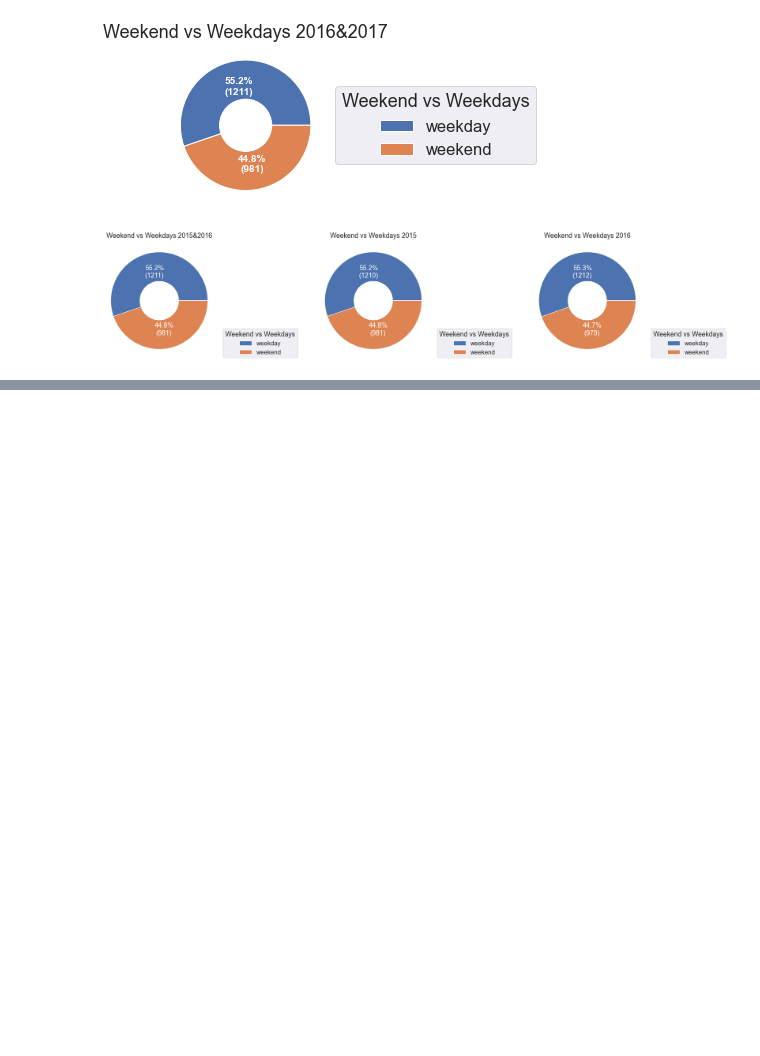
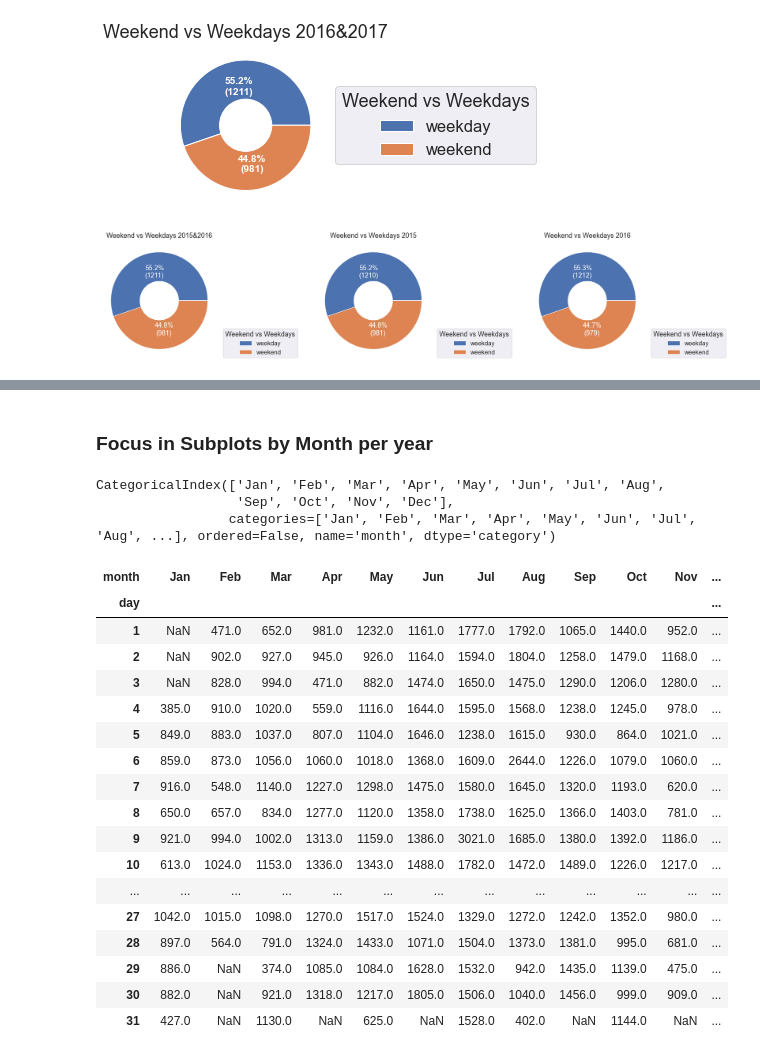
Before and after one commit to isra-st/London_Bike_Sharing, a Jupyter notebook: Visualizations_Draft_Isra.ipynb, the cells around one changed output, grey strips where cells are left out. Drawn from its saved outputs; the diff is of its cells as text; code cells hidden in the pictures; blank space fills up the shorter version.

```diff
--- a/Visualizations_Draft_Isra.ipynb
+++ b/Visualizations_Draft_Isra.ipynb
@@ -553,0 +776,2 @@ plt.show();
+# %% [markdown]
+### Focus in Subplots by Month per year
@@ -553,0 +780,27 @@ plt.show();
+# %%
+month_2015.columns
+# %% [output]
+CategoricalIndex(['Jan', 'Feb', 'Mar', 'Apr', 'May', 'Jun', 'Jul', 'Aug',
+                  'Sep', 'Oct', 'Nov', 'Dec'],
+                 categories=['Jan', 'Feb', 'Mar', 'Apr', 'May', 'Jun', 'Jul', 'Aug', ...], ordered=False, name='month', dtype='category')
+# %%
+month_2015
+# %% [output]
+| month | Jan | Feb | Mar | Apr | May | Jun | Jul | Aug | Sep | Oct | Nov | ... |
+| day |  |  |  |  |  |  |  |  |  |  |  | ... |
+| 1 | NaN | 471.0 | 652.0 | 981.0 | 1232.0 | 1161.0 | 1777.0 | 1792.0 | 1065.0 | 1440.0 | 952.0 | ... |
+| 2 | NaN | 902.0 | 927.0 | 945.0 | 926.0 | 1164.0 | 1594.0 | 1804.0 | 1258.0 | 1479.0 | 1168.0 | ... |
+| 3 | NaN | 828.0 | 994.0 | 471.0 | 882.0 | 1474.0 | 1650.0 | 1475.0 | 1290.0 | 1206.0 | 1280.0 | ... |
+| 4 | 385.0 | 910.0 | 1020.0 | 559.0 | 1116.0 | 1644.0 | 1595.0 | 1568.0 | 1238.0 | 1245.0 | 978.0 | ... |
+| 5 | 849.0 | 883.0 | 1037.0 | 807.0 | 1104.0 | 1646.0 | 1238.0 | 1615.0 | 930.0 | 864.0 | 1021.0 | ... |
+| 6 | 859.0 | 873.0 | 1056.0 | 1060.0 | 1018.0 | 1368.0 | 1609.0 | 2644.0 | 1226.0 | 1079.0 | 1060.0 | ... |
+| 7 | 916.0 | 548.0 | 1140.0 | 1227.0 | 1298.0 | 1475.0 | 1580.0 | 1645.0 | 1320.0 | 1193.0 | 620.0 | ... |
+| 8 | 650.0 | 657.0 | 834.0 | 1277.0 | 1120.0 | 1358.0 | 1738.0 | 1625.0 | 1366.0 | 1403.0 | 781.0 | ... |
+| 9 | 921.0 | 994.0 | 1002.0 | 1313.0 | 1159.0 | 1386.0 | 3021.0 | 1685.0 | 1380.0 | 1392.0 | 1186.0 | ... |
+| 10 | 613.0 | 1024.0 | 1153.0 | 1336.0 | 1343.0 | 1488.0 | 1782.0 | 1472.0 | 1489.0 | 1226.0 | 1217.0 | ... |
+| ... | ... | ... | ... | ... | ... | ... | ... | ... | ... | ... | ... | ... |
+| 27 | 1042.0 | 1015.0 | 1098.0 | 1270.0 | 1517.0 | 1524.0 | 1329.0 | 1272.0 | 1242.0 | 1352.0 | 980.0 | ... |
+| 28 | 897.0 | 564.0 | 791.0 | 1324.0 | 1433.0 | 1071.0 | 1504.0 | 1373.0 | 1381.0 | 995.0 | 681.0 | ... |
+| 29 | 886.0 | NaN | 374.0 | 1085.0 | 1084.0 | 1628.0 | 1532.0 | 942.0 | 1435.0 | 1139.0 | 475.0 | ... |
+| 30 | 882.0 | NaN | 921.0 | 1318.0 | 1217.0 | 1805.0 | 1506.0 | 1040.0 | 1456.0 | 999.0 | 909.0 | ... |
+| 31 | 427.0 | NaN | 1130.0 | NaN | 625.0 | NaN | 1528.0 | 402.0 | NaN | 1144.0 | NaN | ... |
```
Also changed, not shown: parts of 27 cells of this notebook, 1 other file.
